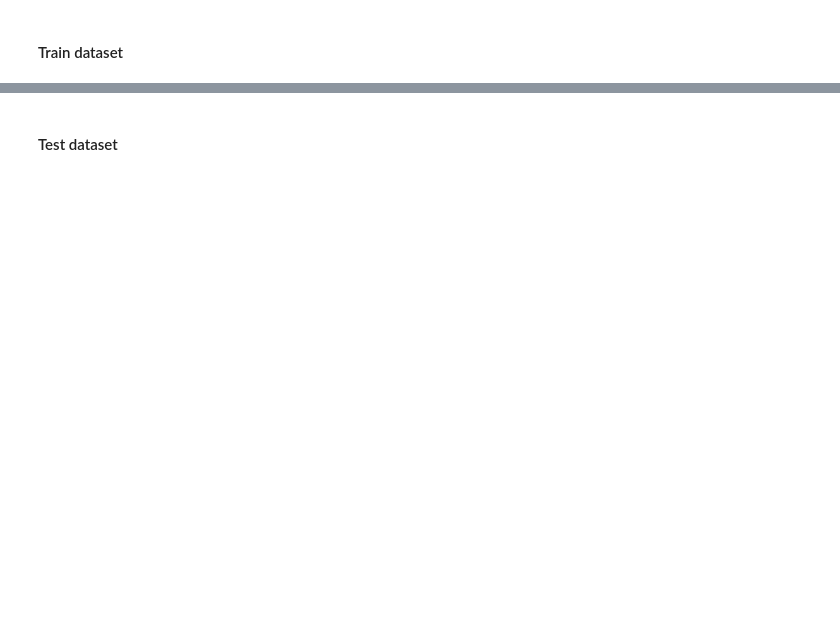
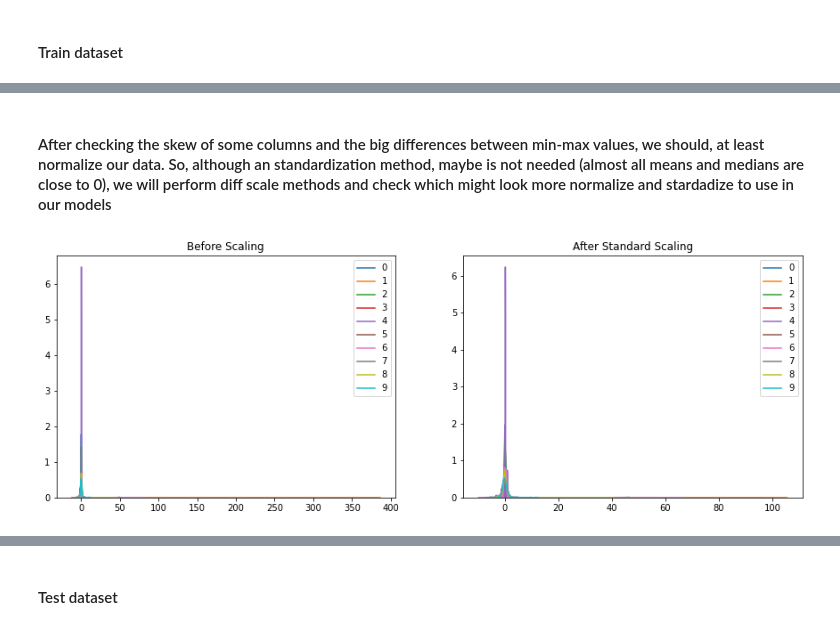
Before and after one commit to Clapiniella/lab-avila-bible, a Jupyter notebook: your-code/main.ipynb, the cells around one changed output, grey strips where cells are left out. Drawn from its saved outputs; the diff is of its cells as text; code cells hidden in the pictures; blank space fills up the shorter version.

```diff
--- a/your-code/main.ipynb
+++ b/your-code/main.ipynb
@@ -47,0 +184,20 @@ train_dataset.head()
+# %% [markdown]
+#### After checking the skew of some columns and the big differences between min-max values, we should, at least normalize our data. So, although an standardization method, maybe is not needed (almost all means and medians are close to 0), we will perform diff scale methods and check which might look more normalize and stardadize to use in our models
+# %%
+from sklearn.preprocessing import StandardScaler
+sc_X = StandardScaler()
+
+Xss = sc_X.fit_transform(X)
+
+train_SS = pd.DataFrame(Xss)
+
+fig, (ax1, ax2) = plt.subplots(ncols=2, figsize=(15, 5))
+ax1.set_title('Before Scaling')
+for e in X.columns:
+    sns.kdeplot(X[e], ax=ax1)
+ax2.set_title('After Standard Scaling')
+for e in train_SS.columns:
+    sns.kdeplot(train_SS[e], ax=ax2)
+plt.show()
+# %% [output]
+[figure, added]
```
Also changed, not shown: parts of 91 cells of this notebook.
